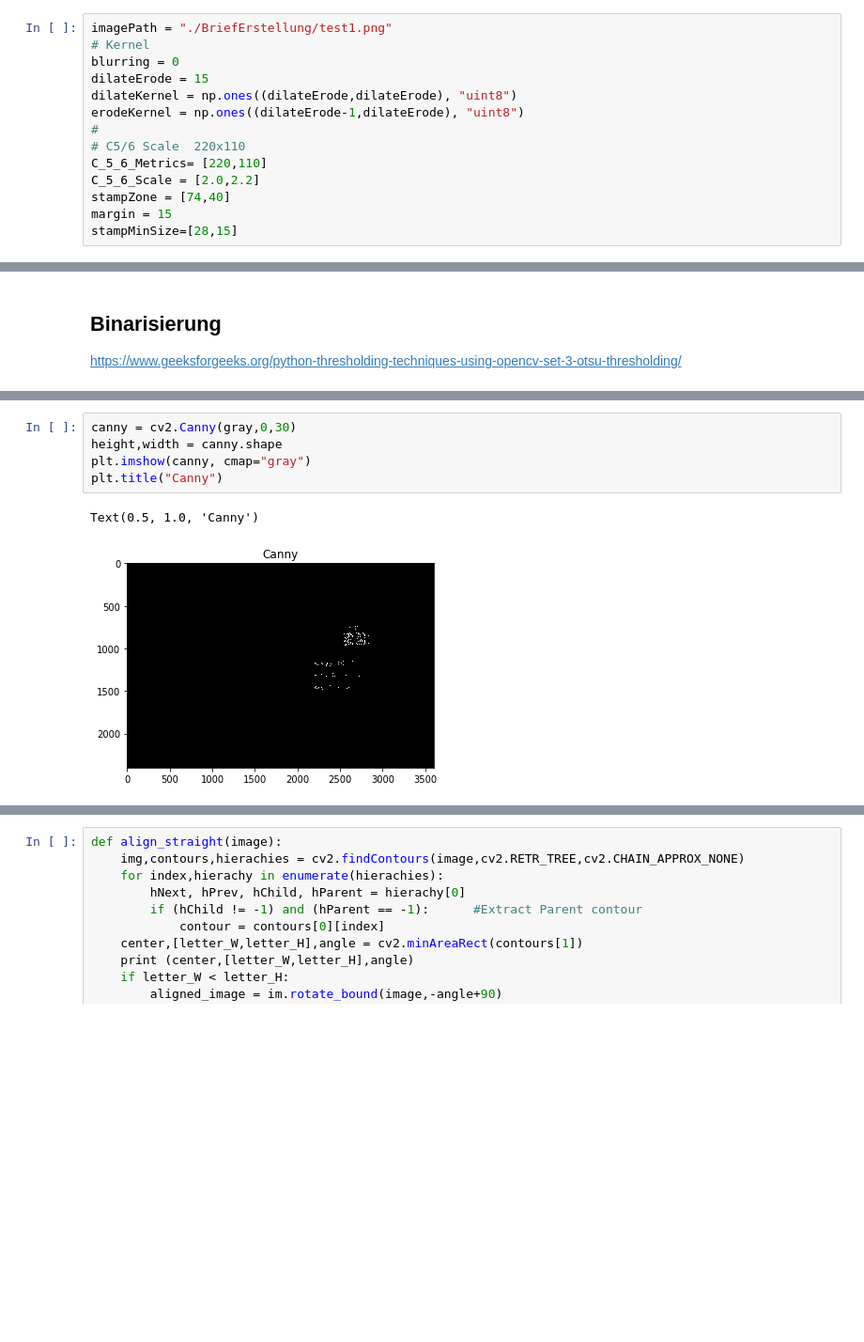
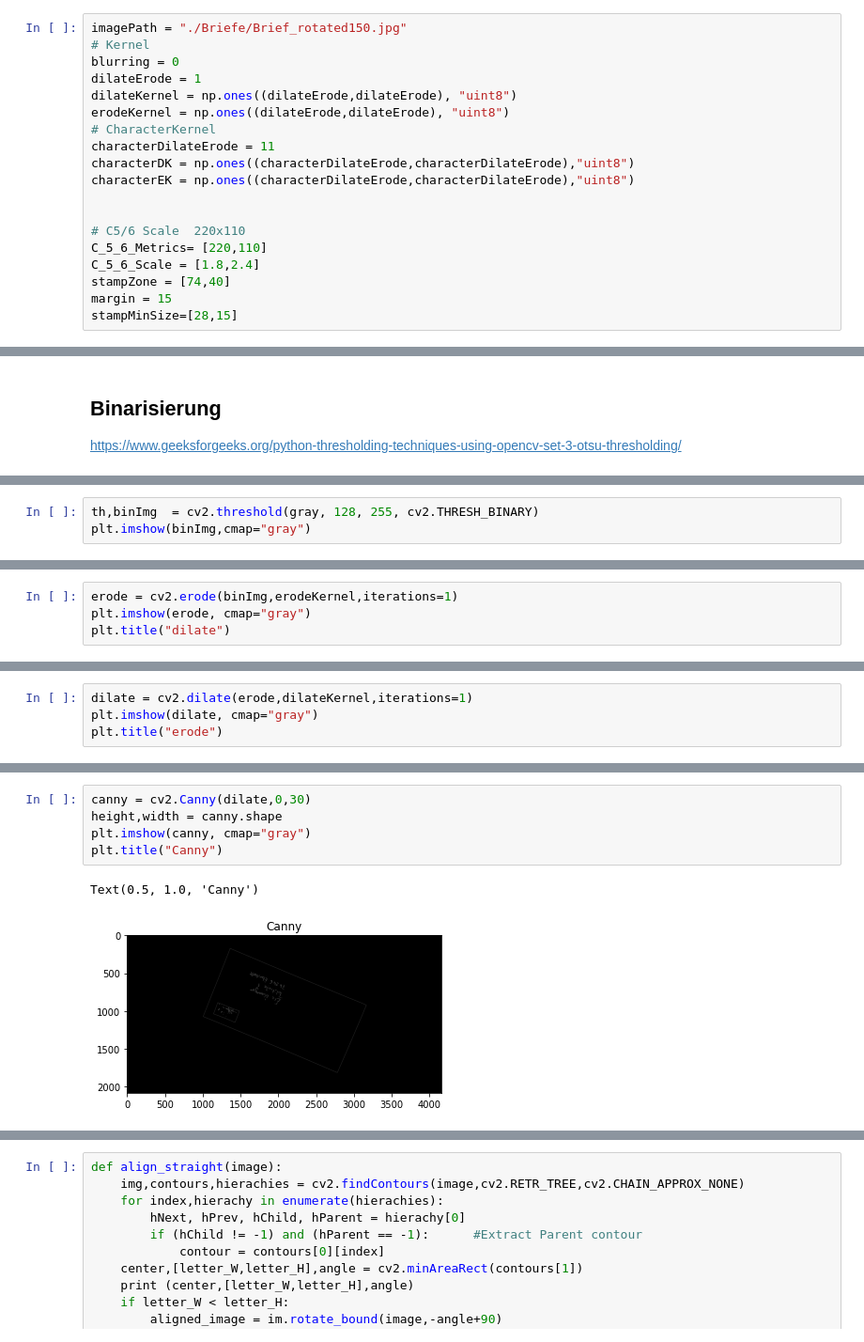
Before and after one commit to SimonStiegler/CRV_Postleitzahlerkennung, a Jupyter notebook: Programm.ipynb, the cells around one changed output, grey strips where cells are left out. Shown at 94% size. Drawn from its saved outputs; the diff is of its cells as text; blank space fills up the shorter version.

```diff
--- a/Programm.ipynb
+++ b/Programm.ipynb
@@ -20,16 +20,21 @@ import os
 # %% [markdown]
 ## Parameters
 # %%
-imagePath = "./BriefErstellung/test1.png"
+imagePath = "./Briefe/Brief_rotated150.jpg"
 # Kernel
 blurring = 0
-dilateErode = 15
+dilateErode = 1
 dilateKernel = np.ones((dilateErode,dilateErode), "uint8")
-erodeKernel = np.ones((dilateErode-1,dilateErode), "uint8")
-#
+erodeKernel = np.ones((dilateErode,dilateErode), "uint8")
+# CharacterKernel
+characterDilateErode = 11
+characterDK = np.ones((characterDilateErode,characterDilateErode),"uint8")
+characterEK = np.ones((characterDilateErode,characterDilateErode),"uint8")
+
+
 # C5/6 Scale  220x110
 C_5_6_Metrics= [220,110]
-C_5_6_Scale = [2.0,2.2]
+C_5_6_Scale = [1.8,2.4]
 stampZone = [74,40]
 margin = 15
 stampMinSize=[28,15]
@@ -75,0 +83,3 @@ Text(0.5, 1.0, 'Gray')
+# %%
+th,binImg  = cv2.threshold(gray, 128, 255, cv2.THRESH_BINARY)
+plt.imshow(binImg,cmap="gray")
@@ -75,0 +89,4 @@ Text(0.5, 1.0, 'Gray')
+# %%
+erode = cv2.erode(binImg,erodeKernel,iterations=1)
+plt.imshow(erode, cmap="gray")
+plt.title("dilate")
@@ -75,0 +96,4 @@ Text(0.5, 1.0, 'Gray')
+# %%
+dilate = cv2.dilate(erode,dilateKernel,iterations=1)
+plt.imshow(dilate, cmap="gray")
+plt.title("erode")
@@ -76,8 +103,8 @@ Text(0.5, 1.0, 'Gray')
 # %%
-canny = cv2.Canny(gray,0,30)
+canny = cv2.Canny(dilate,0,30)
 height,width = canny.shape
 plt.imshow(canny, cmap="gray")
 plt.title("Canny")
 # %% [output]
 Text(0.5, 1.0, 'Canny')
-[figure, old version]
+[figure, new version]
```
Also changed, not shown: parts of 39 cells of this notebook.
